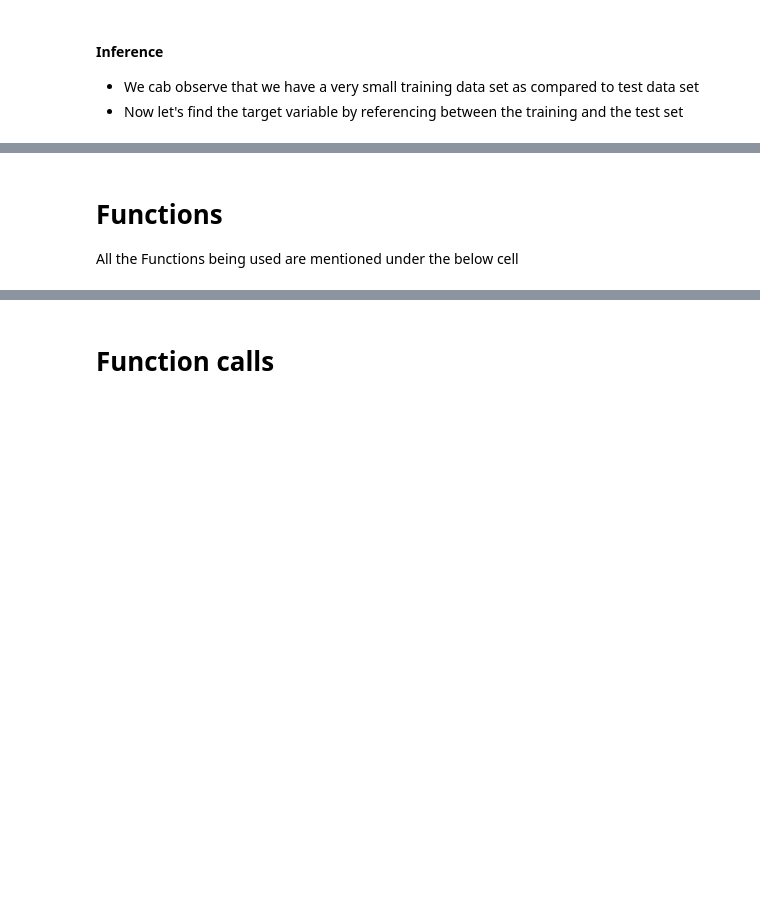
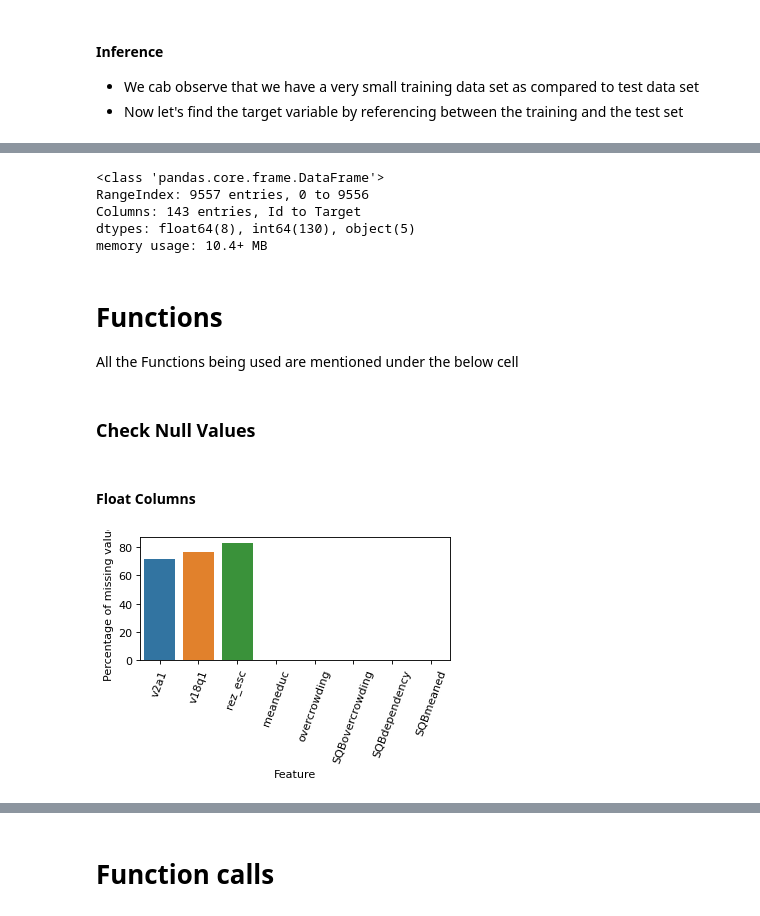
Before and after one commit to ashishsarkarmlops/assignment-2, a Jupyter notebook: Text preprocessing.ipynb, the cells around one changed output, grey strips where cells are left out. Saved outputs shown, nothing was run; the diff lists cells and outputs as text; code cells hidden in the pictures; blank space fills up the shorter version.

```diff
--- a/Text preprocessing.ipynb
+++ b/Text preprocessing.ipynb
@@ -215,14 +213,59 @@ income_train_df.shape,income_test_df.shape
+# %%
+float_columns=income_train_df.select_dtypes('float').columns.to_list()
+int_columns=income_train_df.select_dtypes('int').columns.to_list()
+object_columns=income_train_df.select_dtypes('object').columns.to_list()
+# %%
+income_train_df.info()
+# %% [output]
+<class 'pandas.core.frame.DataFrame'>
+RangeIndex: 9557 entries, 0 to 9556
+Columns: 143 entries, Id to Target
+dtypes: float64(8), int64(130), object(5)
+memory usage: 10.4+ MB
 # %% [markdown]
 # Functions
 All the Functions being used are mentioned under the below cell
 # %%
-#1) Will be used to find the target variable from the data sets
-#function takes two datasets as input and provides with the column name that is not present in the test set
 def find_target(df1,df2):
+    #Will be used to find the target variable from the data sets
+    #function takes two datasets as input and provides with the column name that is not present in the test set
     return (list(set(df1.columns)-set(df2.columns)))[0]
-#2) Following function can be used to analyse the categorical features would provide a countplot as an output for the provided (datafarame and column name) are the expected input variables
 def analyse_catagorical_col(df,col_name):
+    #Function can be used to analyse the categorical features would provide a countplot as an output for the provided (datafarame and column name) are the expected input variables
+    #forms a countplot for each category
     sns.countplot(x=df[f'{col_name}'])
+    # Set the labels and title of the plot
     plt.title(f'{col_name} cardinality distribution')
+    # Show the plot
     plt.show()
-def variable_type(df):
+def plot_null_values(df, figsize):# function expects two inputs 1) the data frame 2) a tuple (width,height)
+    #calculating null value percentage column wise and allocating to a dataframe
+    null_values = df.isnull().sum()/len(df)*100
+    null_values = pd.DataFrame(null_values)
+    #reset the index to form it in proper dataframe
+    null_values.reset_index(inplace=True)
+    #renaming columns
+    null_values.columns=['Feature','Percentage of missing values']
+    #adjusting figuresize as per user requirement
+    plt.figure(figsize=figsize)
+    #rotating xlabels to fit the view
+    plt.xticks(rotation=70)
+    #barplot for null value percent in the dataframe provided
+    sns.barplot(x='Feature',y='Percentage of missing values',data=null_values)
+def fix_column(list1):
+    for i in range(len(list1)):
+        if list1[i] =='yes':
+            list1[i] = 1
+        elif list1[i] =='no':
+            list1[i] = 0
+        else:
+            list1[i]=list1[i]
+    return list1
+# %% [markdown]
+### Check Null Values
+# %% [markdown]
+#### Float Columns
+# %%
+plot_null_values(income_train_df[float_columns],(5,2))
+# %% [output]
+[figure, added]
```
Also changed, not shown: parts of 16 cells of this notebook.
